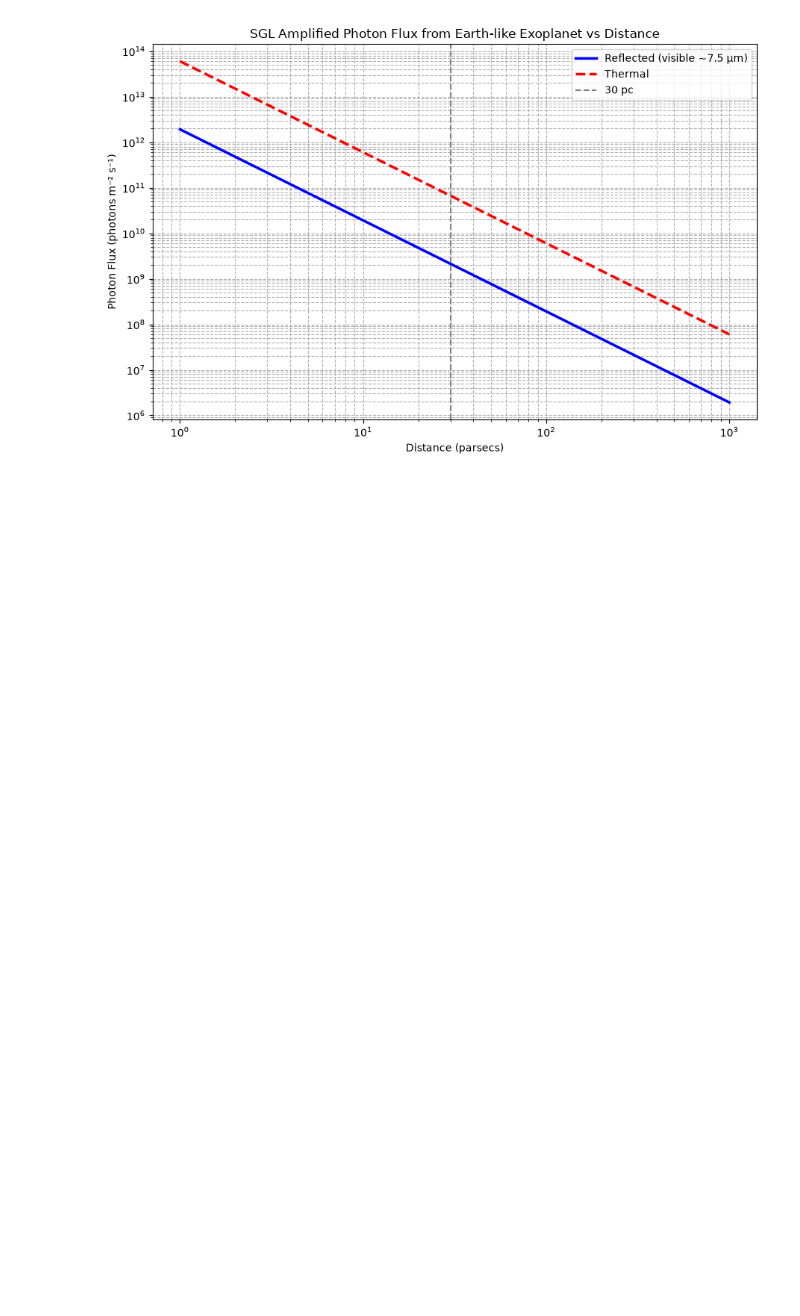
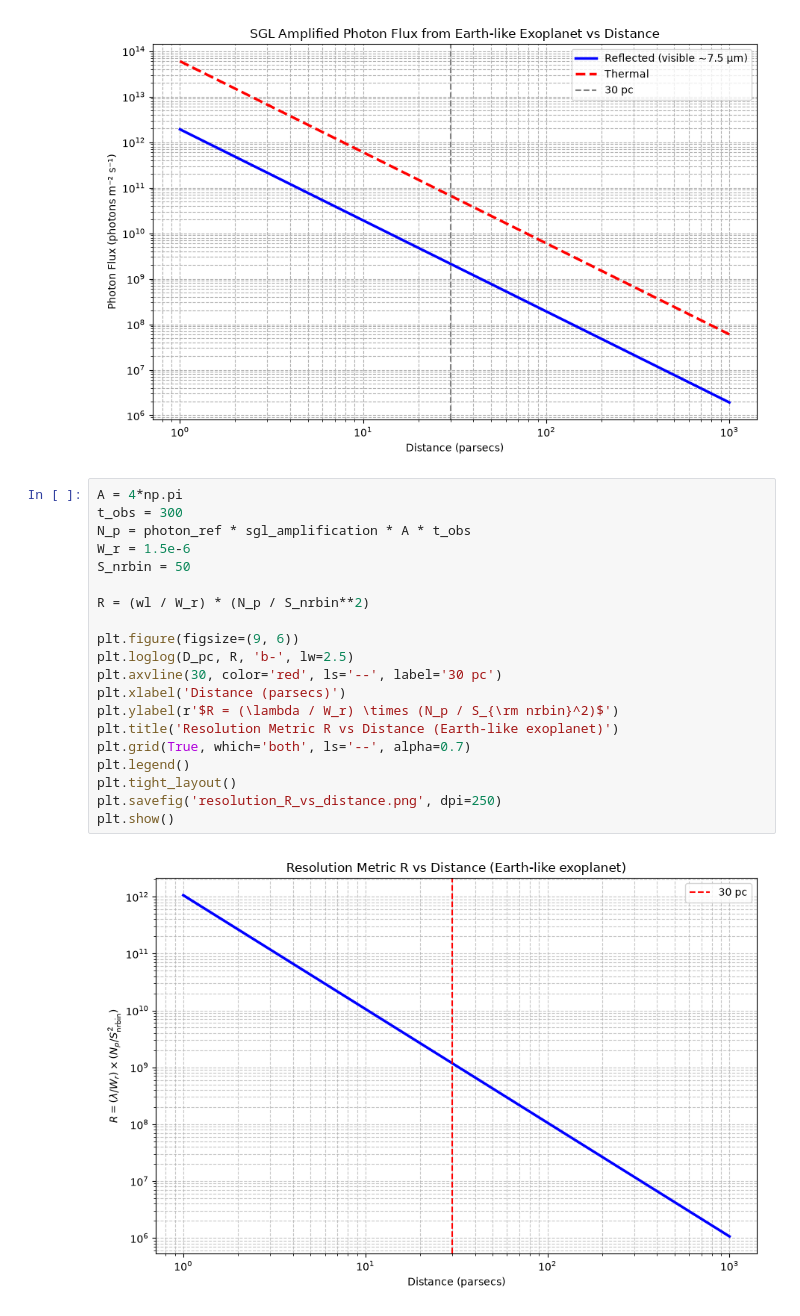
Before and after one commit to zanecollins/sgl_science_case, a Jupyter notebook: sgl_science_case/notebooks/photon_flux.ipynb, the cells around one changed output. Saved outputs shown, nothing was run; the diff lists cells and outputs as text; blank space fills up the shorter version.

Commit message:
feat: photon_flux.ipynb resoultion plot update

```diff
--- a/sgl_science_case/notebooks/photon_flux.ipynb
+++ b/sgl_science_case/notebooks/photon_flux.ipynb
@@ -170,3 +170,25 @@ plt.savefig("photon_flux_reflected_thermal.png", dpi=250)
 plt.show()
 # %% [output]
 [figure]
+# %%
+A = 4*np.pi
+t_obs = 300
+N_p = photon_ref * sgl_amplification * A * t_obs
+W_r = 1.5e-6
+S_nrbin = 50
+
+R = (wl / W_r) * (N_p / S_nrbin**2)
+
+plt.figure(figsize=(9, 6))
+plt.loglog(D_pc, R, 'b-', lw=2.5)
+plt.axvline(30, color='red', ls='--', label='30 pc')
+plt.xlabel('Distance (parsecs)')
+plt.ylabel(r'$R = (\lambda / W_r) \times (N_p / S_{\rm nrbin}^2)$')
+plt.title('Resolution Metric R vs Distance (Earth-like exoplanet)')
+plt.grid(True, which='both', ls='--', alpha=0.7)
+plt.legend()
+plt.tight_layout()
+plt.savefig('resolution_R_vs_distance.png', dpi=250)
+plt.show()
+# %% [output]
+[figure, added]
```
Also changed, not shown: parts of 2 cells of this notebook, 1 other file.
